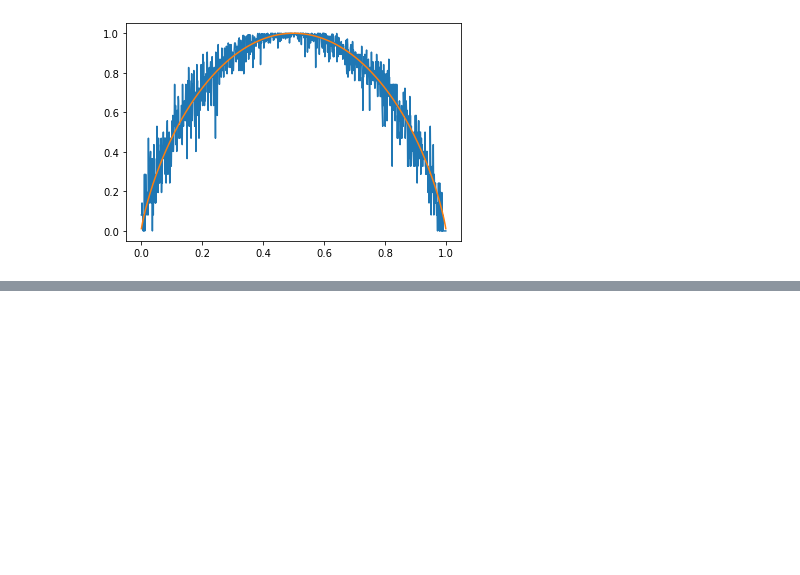
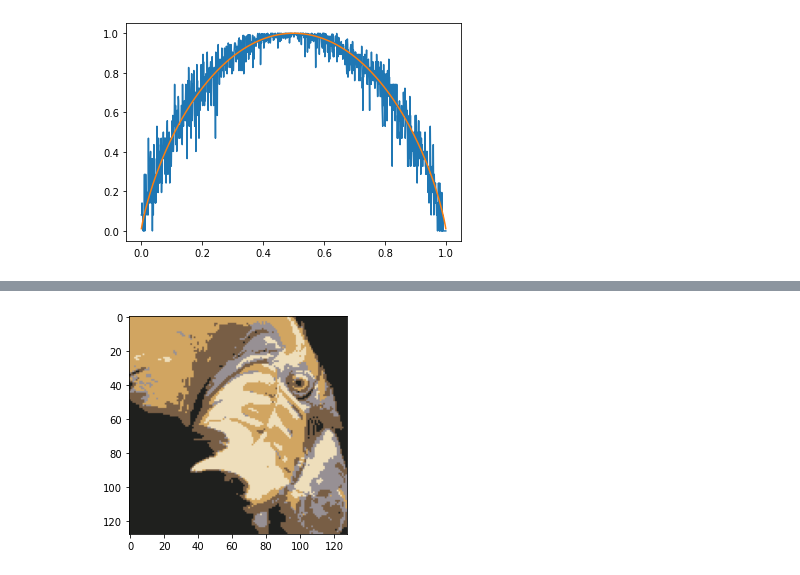
Before and after one commit to ValentinSre/TP, a Jupyter notebook: TCI/[TCI] TP.ipynb, the cells around one changed output, grey strips where cells are left out. Drawn from its saved outputs; the diff is of its cells as text; code cells hidden in the pictures; blank space fills up the shorter version.

```diff
--- a/TCI/[TCI] TP.ipynb
+++ b/TCI/[TCI] TP.ipynb
@@ -279,0 +298,4 @@ dessinerImg(img2)
+# %%
+dessinerImg(im2)
+# %% [output]
+[figure, added]
```
Also changed, not shown: parts of 18 cells of this notebook.
